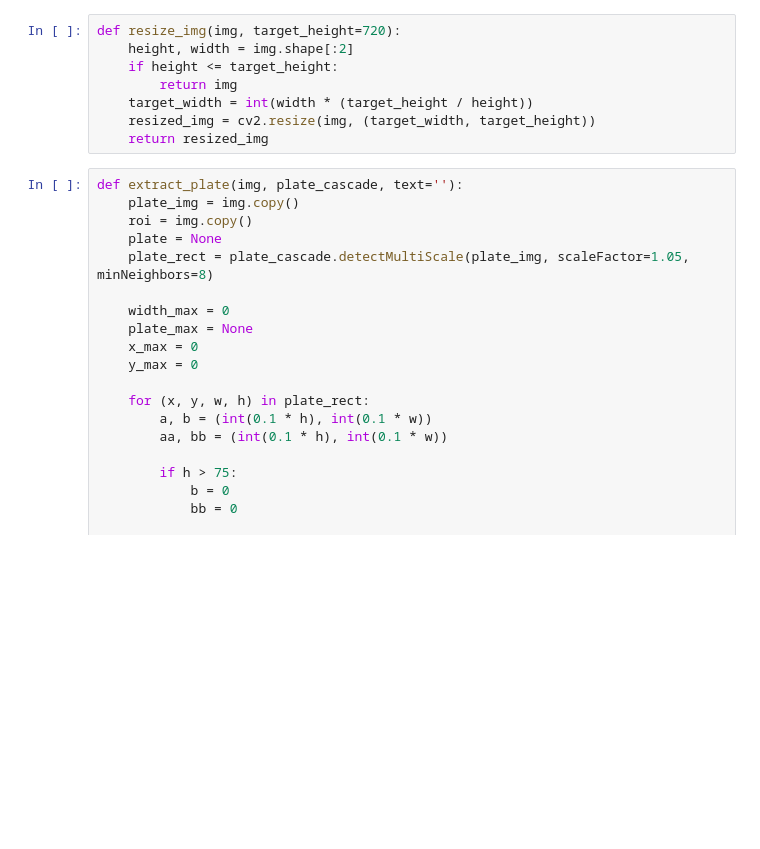
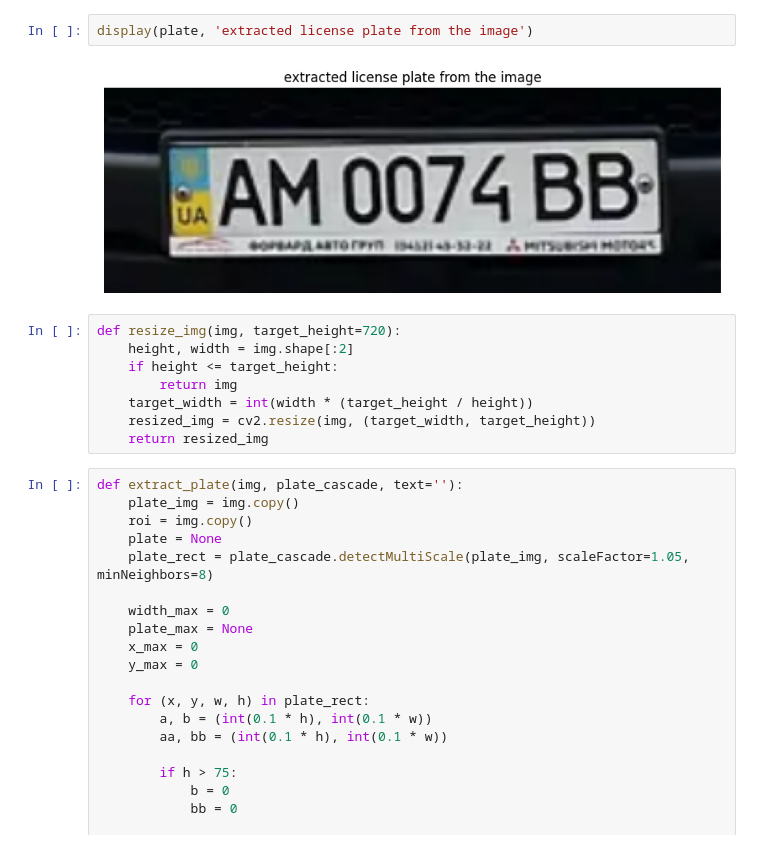
Before and after one commit to Spica12/Python-Science-Parking-Management-System, a Jupyter notebook: DS/predict.ipynb, the cells around one changed output. Saved outputs shown, nothing was run; the diff lists cells and outputs as text; blank space fills up the shorter version.

```diff
--- a/DS/predict.ipynb
+++ b/DS/predict.ipynb
@@ -30,3 +68,7 @@ WARNING:absl:Error in loading the saved optimizer state. As a result, your model
+# %%
+display(plate, 'extracted license plate from the image')
+# %% [output]
+[figure, added]
 # %%
 def resize_img(img, target_height=720):
     height, width = img.shape[:2]
```
Also changed, not shown: parts of 8 cells of this notebook, 11 other files.
